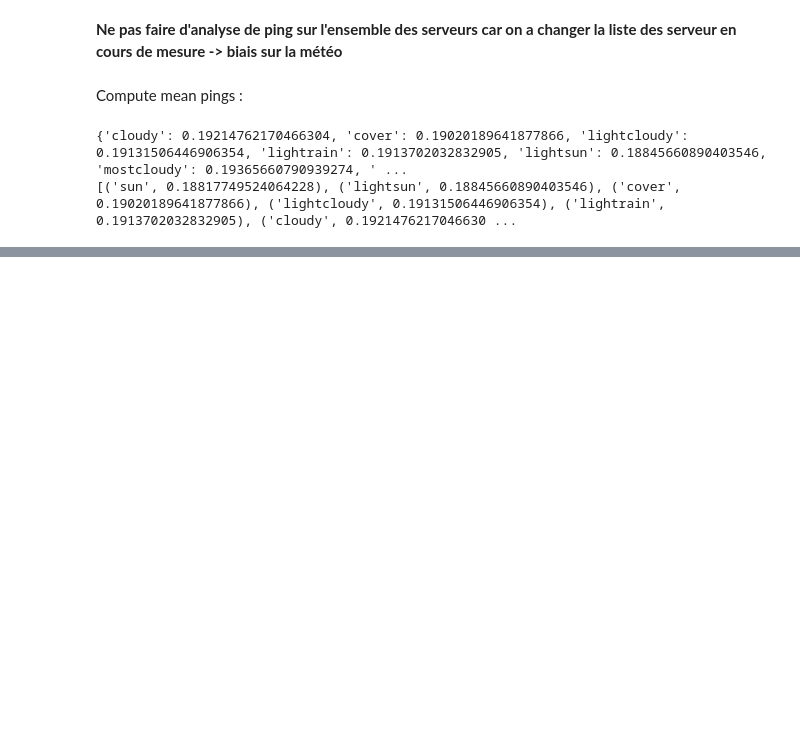
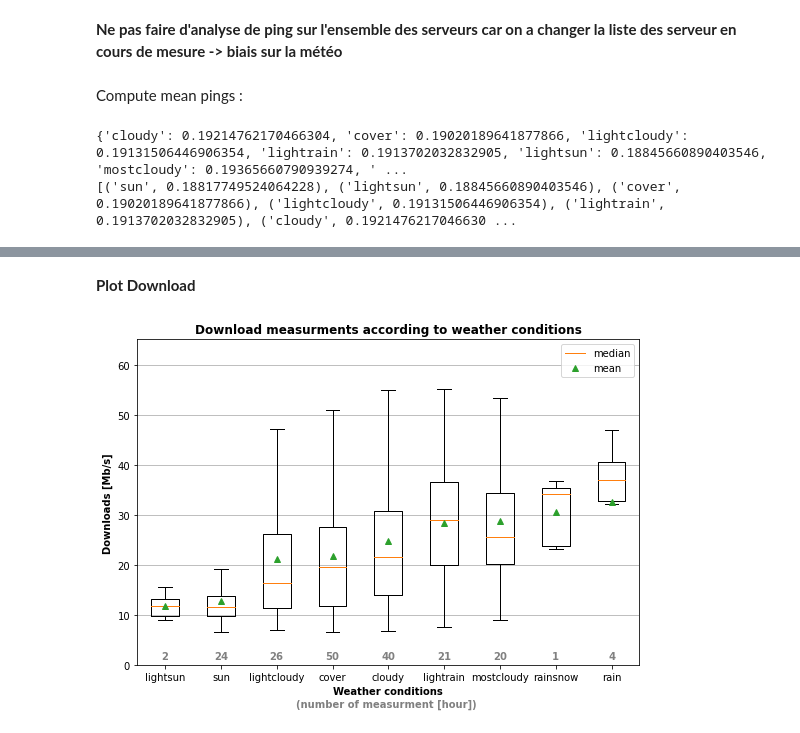
Before and after one commit to lvalkenberg/LINFO2142, a Jupyter notebook: analyse/Rapport.ipynb, the cells around one changed output, grey strips where cells are left out. Cells and saved outputs as stored; diff of their text form; code cells hidden in the pictures; blank space fills up the shorter version.

Commit message:
dl and up graphe

```diff
--- a/analyse/Rapport.ipynb
+++ b/analyse/Rapport.ipynb
@@ -244,0 +291,2 @@ Line2D(_line58)
+# %%
+bw_weather_array = fusion_with_weather(bw_array, weather_array)
@@ -244,0 +295,18 @@ Line2D(_line58)
+# %%
+to_delete = []
+for i in range(len(bw_weather_array)):
+    if(pd.isna(bw_weather_array[i][1])):
+        to_delete.append(i)
+bw_weather_array = np.delete(bw_weather_array, to_delete, axis=0)
+# %%
+weather_bw_dict = create_weather_bw_dict(weather_type, bw_weather_array)
+weather_dl = dict_weather_all_bw(weather_bw_dict,'dl')
+weather_up = dict_weather_all_bw(weather_bw_dict,'up')
+# %%
+weather_mean_dl = mean_bw_resp_weather(weather_bw_dict,'dl')
+print('mean download : \n')
+weather_sorted_by_mean_dl = print_dict_as_sorted_tuble(weather_mean_dl) #if no data, no entry
+print("\n\n")
+weather_mean_up = mean_bw_resp_weather(weather_bw_dict,'up')
+print('mean upload : \n')
+weather_sorted_by_mean_up = print_dict_as_sorted_tuble(weather_mean_up) #if no data, no entry
@@ -244,0 +323,40 @@ Line2D(_line58)
+# %% [markdown]
+**Plot Download**
+# %%
+xl = len(weather_sorted_by_mean_dl)
+graphe_scale = weather_sorted_by_mean_dl[xl-1][1]*2
+
+fig, ax = plt.subplots(figsize=(xl, 6))
+
+#labels
+ax.set_xticklabels(list_with_collumn(weather_sorted_by_mean_dl,0))
+plt.ylim(0,graphe_scale)
+ax.yaxis.grid()
+
+scale_y = 1_000_000
+ylab = ax.get_xlabel()
+ticks_y = ticker.FuncFormatter(lambda y, pos: '{0:g}'.format(y/scale_y))
+ax.yaxis.set_major_formatter(ticks_y)
+
+#boxplot
+for i in range(xl):
+    bp = ax.boxplot(weather_dl[weather_sorted_by_mean_dl[i][0]], positions = [i], widths=0.5, showmeans = True, showfliers=False)
+plt.title('Download measurments according to weather conditions', fontweight='bold')
+plt.ylabel('Downloads [Mb/s]', fontweight='bold')
+plt.xlabel('Weather conditions', fontweight='bold')
+
+#text
+for i in range(xl):
+    lab = ax.text(i, graphe_scale/50,weather_type_measurment[weather_sorted_by_mean_dl[i][0]] , horizontalalignment='center',size='medium', weight='bold',color="grey")
+
+plt.figtext(0.51, 0.03, '(number of measurment [hour])', fontsize='medium', color='gray', ha ='center', weight='bold')
+
+#legend
+plt.legend([bp['medians'][0], bp['means'][0]], ['median', 'mean'])
+
+#save
+plt.savefig('../plot/download.pdf')
+
+plt.show()
+# %% [output]
+[figure, added]
```
Also changed, not shown: parts of 8 cells of this notebook, 2 other files.
